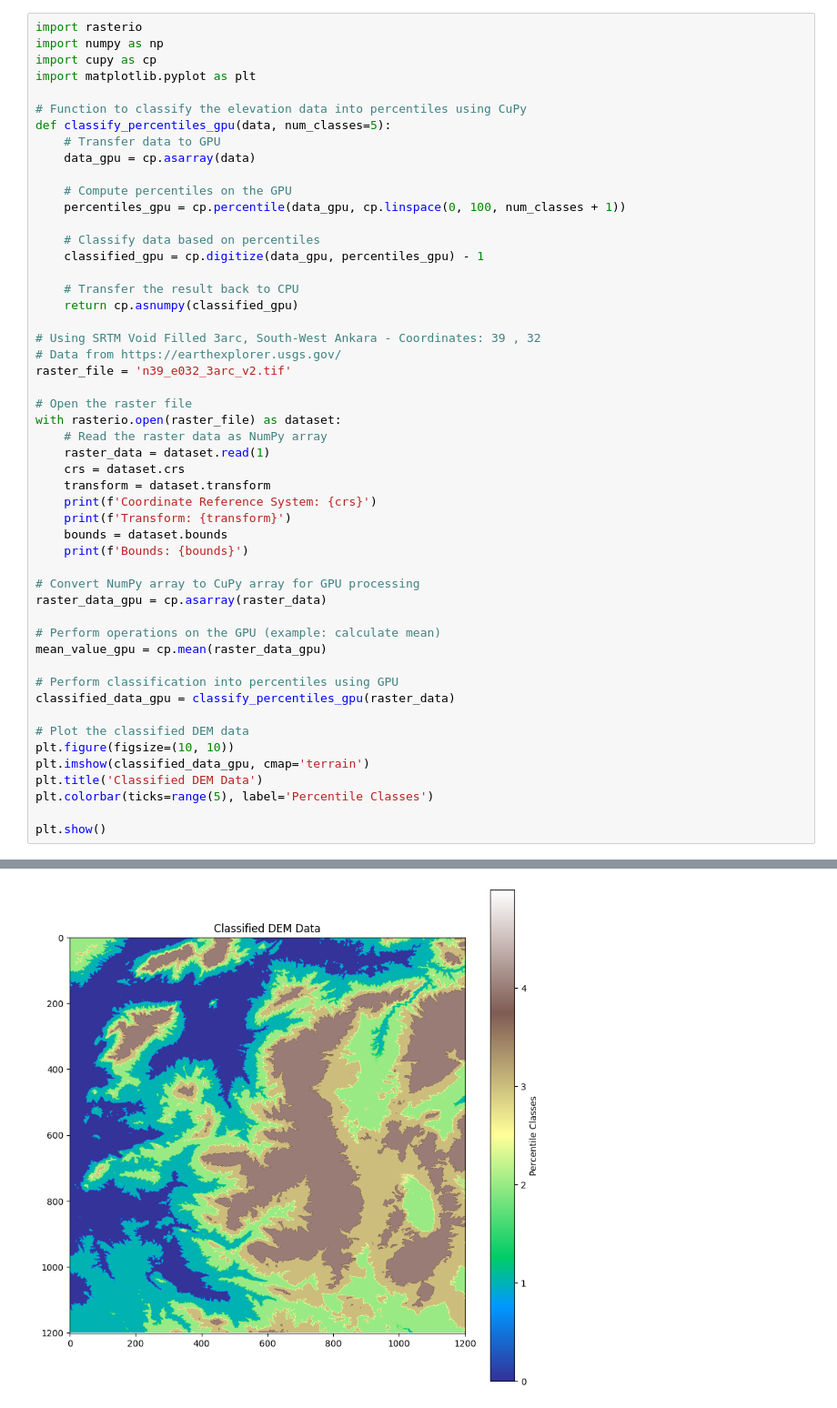
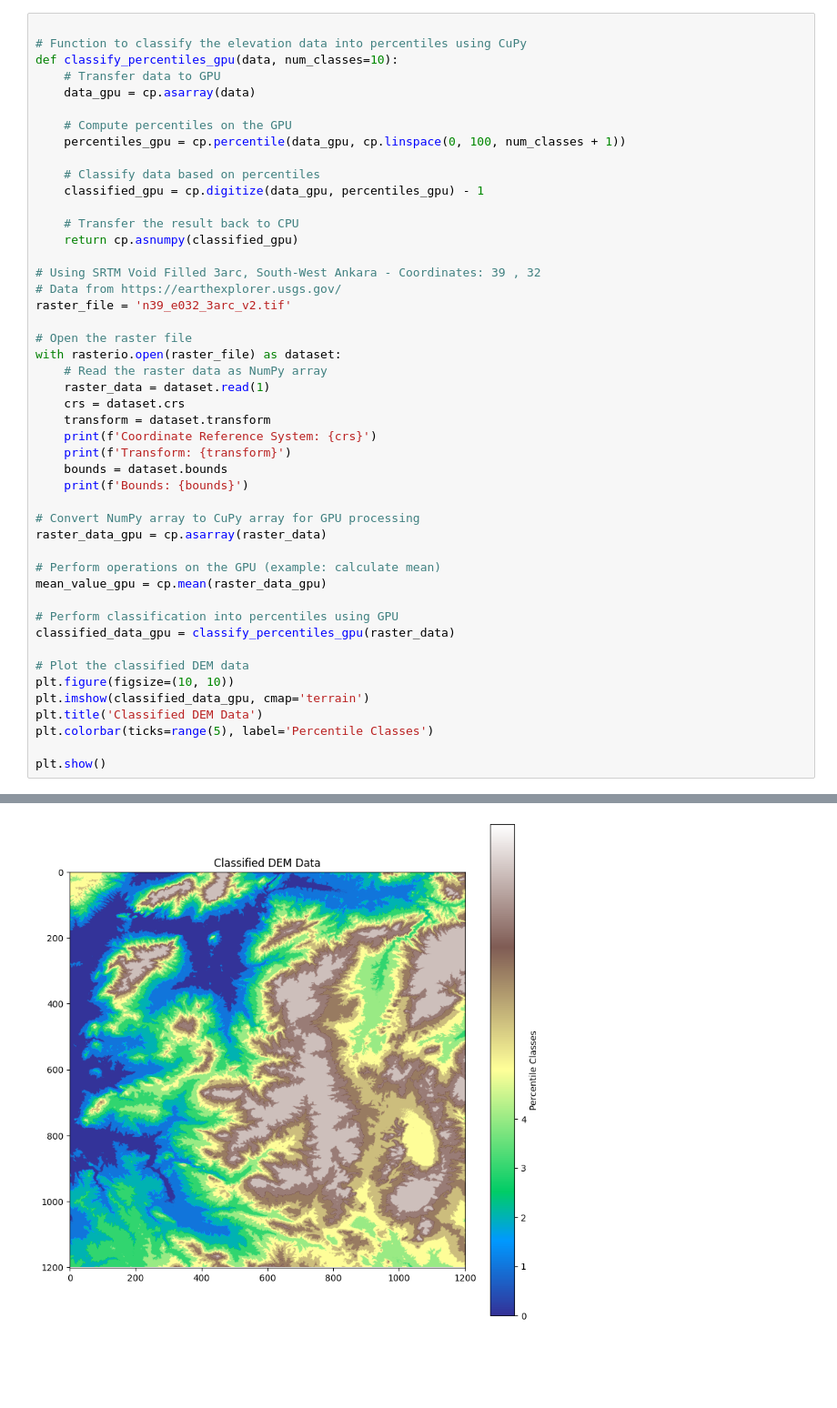
Before and after one commit to canorhanakpinar/thesis_log, a Jupyter notebook: spatial_analysis/spatial_analysis.ipynb, the cells around one changed output, grey strips where cells are left out. Shown at 91% size. Drawn from its saved outputs; the diff is of its cells as text; blank space fills up the shorter version.

```diff
--- a/spatial_analysis/spatial_analysis.ipynb
+++ b/spatial_analysis/spatial_analysis.ipynb
@@ -1,11 +8,7 @@
 # %%
-import rasterio
-import numpy as np
-import cupy as cp
-import matplotlib.pyplot as plt
 
 # Function to classify the elevation data into percentiles using CuPy
-def classify_percentiles_gpu(data, num_classes=5):
+def classify_percentiles_gpu(data, num_classes=10):
     # Transfer data to GPU
     data_gpu = cp.asarray(data)
 
@@ -28,31 +31,31 @@ with rasterio.open(raster_file) as dataset:
     raster_data = dataset.read(1)
     crs = dataset.crs
     transform = dataset.transform
     print(f'Coordinate Reference System: {crs}')
     print(f'Transform: {transform}')
     bounds = dataset.bounds
     print(f'Bounds: {bounds}')
 
 # Convert NumPy array to CuPy array for GPU processing
 raster_data_gpu = cp.asarray(raster_data)
 
 # Perform operations on the GPU (example: calculate mean)
 mean_value_gpu = cp.mean(raster_data_gpu)
 
 # Perform classification into percentiles using GPU
 classified_data_gpu = classify_percentiles_gpu(raster_data)
 
 # Plot the classified DEM data
 plt.figure(figsize=(10, 10))
 plt.imshow(classified_data_gpu, cmap='terrain')
 plt.title('Classified DEM Data')
 plt.colorbar(ticks=range(5), label='Percentile Classes')
 
 plt.show()
 # %% [output]
 Coordinate Reference System: EPSG:4326
 Transform: | 0.00, 0.00, 32.00|
 | 0.00,-0.00, 40.00|
 | 0.00, 0.00, 1.00|
 Bounds: BoundingBox(left=31.999583333333334, bottom=38.999583333333334, right=33.000416666666666, top=40.000416666666666)
-[figure, old version]
+[figure, new version]
```
Also changed, not shown: parts of 2 cells of this notebook.
